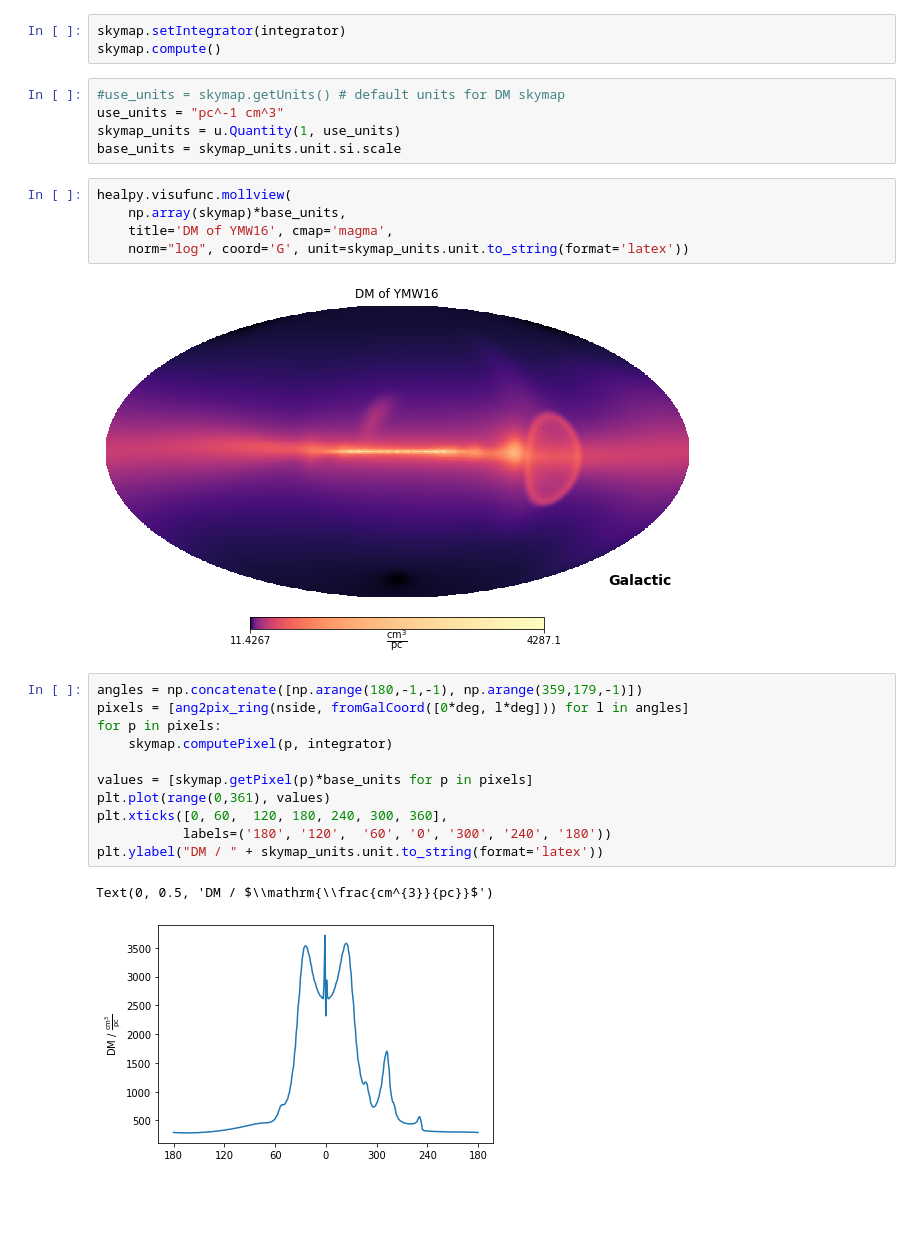
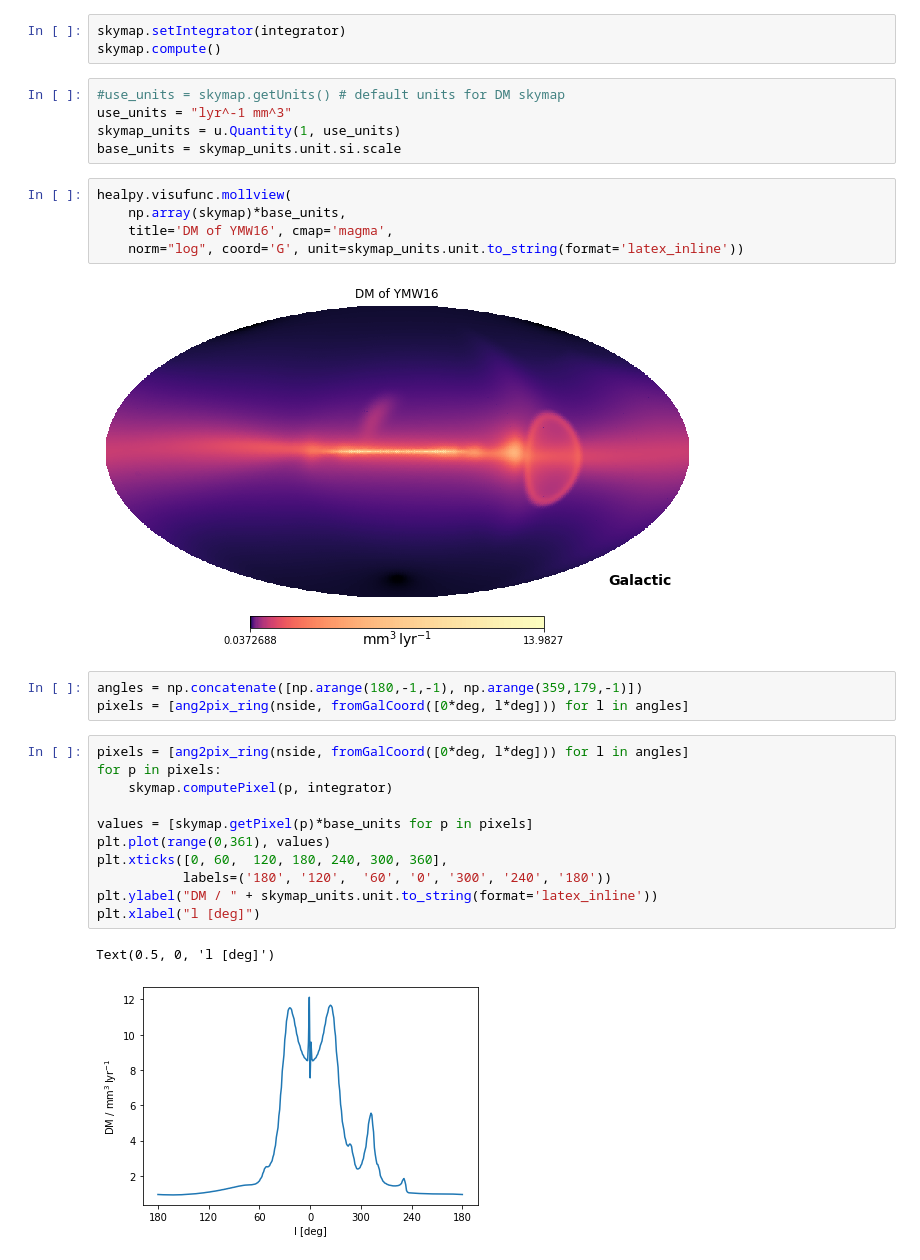
Before and after one commit to cosmicrays/hermes-examples, a Jupyter notebook: jupyter/e1-dm-ymw16.ipynb, the cells around one changed output. Saved outputs shown, nothing was run; the diff lists cells and outputs as text; blank space fills up the shorter version.

```diff
--- a/jupyter/e1-dm-ymw16.ipynb
+++ b/jupyter/e1-dm-ymw16.ipynb
@@ -22,27 +22,30 @@ skymap.setIntegrator(integrator)
 skymap.compute()
 # %%
 #use_units = skymap.getUnits() # default units for DM skymap
-use_units = "pc^-1 cm^3"
+use_units = "lyr^-1 mm^3"
 skymap_units = u.Quantity(1, use_units)
 base_units = skymap_units.unit.si.scale
 # %%
 healpy.visufunc.mollview(
     np.array(skymap)*base_units,
     title='DM of YMW16', cmap='magma',
-    norm="log", coord='G', unit=skymap_units.unit.to_string(format='latex'))
+    norm="log", coord='G', unit=skymap_units.unit.to_string(format='latex_inline'))
 # %% [output]
-[figure, old version]
+[figure, new version]
+# %%
+angles = np.concatenate([np.arange(180,-1,-1), np.arange(359,179,-1)])
+pixels = [ang2pix_ring(nside, fromGalCoord([0*deg, l*deg])) for l in angles]
 # %%
-angles = np.concatenate([np.arange(180,-1,-1), np.arange(359,179,-1)])
 pixels = [ang2pix_ring(nside, fromGalCoord([0*deg, l*deg])) for l in angles]
 for p in pixels:
     skymap.computePixel(p, integrator)
 
 values = [skymap.getPixel(p)*base_units for p in pixels]
 plt.plot(range(0,361), values)
 plt.xticks([0, 60,  120, 180, 240, 300, 360],
            labels=('180', '120',  '60', '0', '300', '240', '180'))
-plt.ylabel("DM / " + skymap_units.unit.to_string(format='latex'))
+plt.ylabel("DM / " + skymap_units.unit.to_string(format='latex_inline'))
+plt.xlabel("l [deg]")
 # %% [output]
-Text(0, 0.5, 'DM / $\\mathrm{\\frac{cm^{3}}{pc}}$')
+Text(0.5, 0, 'l [deg]')
-[figure, old version]
+[figure, new version]
```
Also changed, not shown: parts of 1 cell of this notebook.
